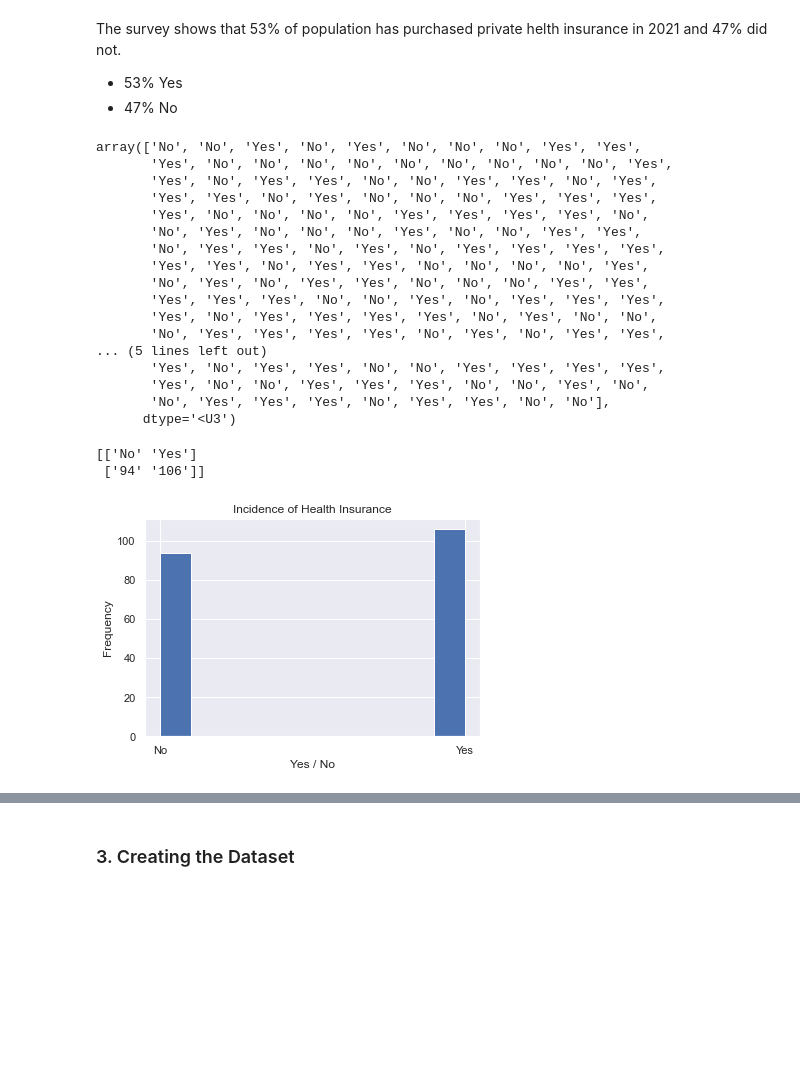
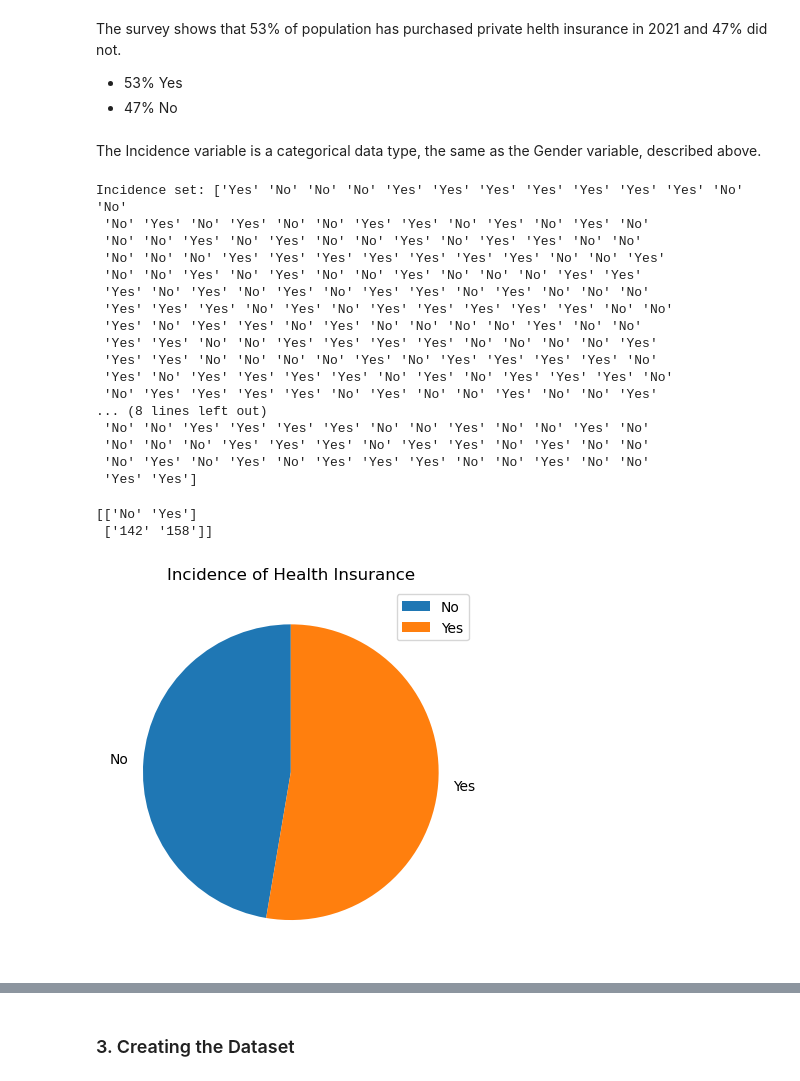
Before and after one commit to G00411367/PfDA_Assignment, a Jupyter notebook: PrivateHealth Ireland.ipynb, the cells around one changed output, grey strips where cells are left out. Saved outputs shown, nothing was run; the diff lists cells and outputs as text; code cells hidden in the pictures; blank space fills up the shorter version.

```diff
--- a/PrivateHealth Ireland.ipynb
+++ b/PrivateHealth Ireland.ipynb
@@ -55,10 +55,10 @@ An example of binomial distribution
 # %%
 # Generate gender list
 gen = ["Male", "Female"]
-size = 200
+size = 300
 p = [0.52, 0.48]
 
 gender = rng.choice(gen, size = size, p = p)
-# print(gender)
-gender
+
+print("Gender set:", gender)
 # %% [output]
@@ -313,6 +337,8 @@ The survey shows that 53% of population has purchased private helth insurance in
 
 - 53% Yes
 - 47% No
+# %% [markdown]
+The Incidence variable is a categorical data type, the same as the Gender variable, described above.
 # %%
 # Generate incidence list
 inc = ["Yes", "No"]
@@ -320,41 +346,42 @@ p = [0.53, 0.47]
 
 inc = rng.choice(inc, size = size, p = p)
 # print(inc)
-inc
+
+print("Incidence set:", inc)
 # %% [output]
-array(['No', 'No', 'Yes', 'No', 'Yes', 'No', 'No', 'No', 'Yes', 'Yes',
-       'Yes', 'No', 'No', 'No', 'No', 'No', 'No', 'No', 'No', 'No', 'Yes',
-       'Yes', 'No', 'Yes', 'Yes', 'No', 'No', 'Yes', 'Yes', 'No', 'Yes',
-       'Yes', 'Yes', 'No', 'Yes', 'No', 'No', 'No', 'Yes', 'Yes', 'Yes',
-       'Yes', 'No', 'No', 'No', 'No', 'Yes', 'Yes', 'Yes', 'Yes', 'No',
-       'No', 'Yes', 'No', 'No', 'No', 'Yes', 'No', 'No', 'Yes', 'Yes',
-       'No', 'Yes', 'Yes', 'No', 'Yes', 'No', 'Yes', 'Yes', 'Yes', 'Yes',
-       'Yes', 'Yes', 'No', 'Yes', 'Yes', 'No', 'No', 'No', 'No', 'Yes',
-       'No', 'Yes', 'No', 'Yes', 'Yes', 'No', 'No', 'No', 'Yes', 'Yes',
-       'Yes', 'Yes', 'Yes', 'No', 'No', 'Yes', 'No', 'Yes', 'Yes', 'Yes',
-       'Yes', 'No', 'Yes', 'Yes', 'Yes', 'Yes', 'No', 'Yes', 'No', 'No',
-       'No', 'Yes', 'Yes', 'Yes', 'Yes', 'No', 'Yes', 'No', 'Yes', 'Yes',
-... (5 lines left out)
-       'Yes', 'No', 'Yes', 'Yes', 'No', 'No', 'Yes', 'Yes', 'Yes', 'Yes',
-       'Yes', 'No', 'No', 'Yes', 'Yes', 'Yes', 'No', 'No', 'Yes', 'No',
-       'No', 'Yes', 'Yes', 'Yes', 'No', 'Yes', 'Yes', 'No', 'No'],
-      dtype='<U3')
+Incidence set: ['Yes' 'No' 'No' 'No' 'Yes' 'Yes' 'Yes' 'Yes' 'Yes' 'Yes' 'Yes' 'No' 'No'
+ 'No' 'Yes' 'No' 'Yes' 'No' 'No' 'Yes' 'Yes' 'No' 'Yes' 'No' 'Yes' 'No'
+ 'No' 'No' 'Yes' 'No' 'Yes' 'No' 'No' 'Yes' 'No' 'Yes' 'Yes' 'No' 'No'
+ 'No' 'No' 'No' 'Yes' 'Yes' 'Yes' 'Yes' 'Yes' 'Yes' 'Yes' 'No' 'No' 'Yes'
+ 'No' 'No' 'Yes' 'No' 'Yes' 'No' 'No' 'Yes' 'No' 'No' 'No' 'Yes' 'Yes'
+ 'Yes' 'No' 'Yes' 'No' 'Yes' 'No' 'Yes' 'Yes' 'No' 'Yes' 'No' 'No' 'No'
+ 'Yes' 'Yes' 'Yes' 'No' 'Yes' 'No' 'Yes' 'Yes' 'Yes' 'Yes' 'Yes' 'No' 'No'
+ 'Yes' 'No' 'Yes' 'Yes' 'No' 'Yes' 'No' 'No' 'No' 'No' 'Yes' 'No' 'No'
+ 'Yes' 'Yes' 'No' 'No' 'Yes' 'Yes' 'Yes' 'Yes' 'No' 'No' 'No' 'No' 'Yes'
+ 'Yes' 'Yes' 'No' 'No' 'No' 'No' 'Yes' 'No' 'Yes' 'Yes' 'Yes' 'Yes' 'No'
+ 'Yes' 'No' 'Yes' 'Yes' 'Yes' 'Yes' 'No' 'Yes' 'No' 'Yes' 'Yes' 'Yes' 'No'
+ 'No' 'Yes' 'Yes' 'Yes' 'Yes' 'No' 'Yes' 'No' 'No' 'Yes' 'No' 'No' 'Yes'
+... (8 lines left out)
+ 'No' 'No' 'Yes' 'Yes' 'Yes' 'Yes' 'No' 'No' 'Yes' 'No' 'No' 'Yes' 'No'
+ 'No' 'No' 'No' 'Yes' 'Yes' 'Yes' 'No' 'Yes' 'Yes' 'No' 'Yes' 'No' 'No'
+ 'No' 'Yes' 'No' 'Yes' 'No' 'Yes' 'Yes' 'Yes' 'No' 'No' 'Yes' 'No' 'No'
+ 'Yes' 'Yes']
 # %%
 # Find unique elements of the list and count the number of times they appear in list
-unique_elements, counts_elements = np.unique(inc, return_counts=True)
-print(np.asarray((unique_elements, counts_elements)))
-yn = (np.asarray((unique_elements, counts_elements)))
+unique_inc, counts_inc = np.unique(inc, return_counts=True)
+print(np.asarray((unique_inc, counts_inc)))
 # %% [output]
 [['No' 'Yes']
- ['94' '106']]
+ ['142' '158']]
 # %%
-plt.hist(inc)
-plt.xlabel("Yes / No")
-plt.ylabel("Frequency")
+# Use pie chart to visualize the ditribution of this variable
+
+plt.pie(counts_inc, labels=unique_inc, startangle = 90)
 plt.title("Incidence of Health Insurance")
+plt.legend()
 plt.show()
 # %% [output]
-[figure, old version]
+[figure, new version]
 # %%
 # Create the dataframe from the random set generated above
 df_inc = pd.DataFrame(inc, columns =['Incidence'])
```
Also changed, not shown: parts of 55 cells of this notebook.
